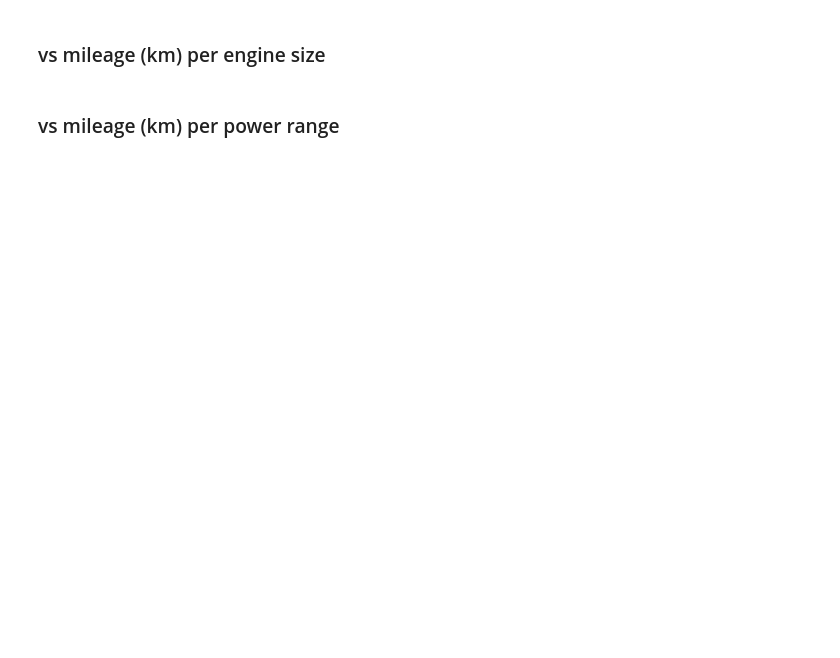
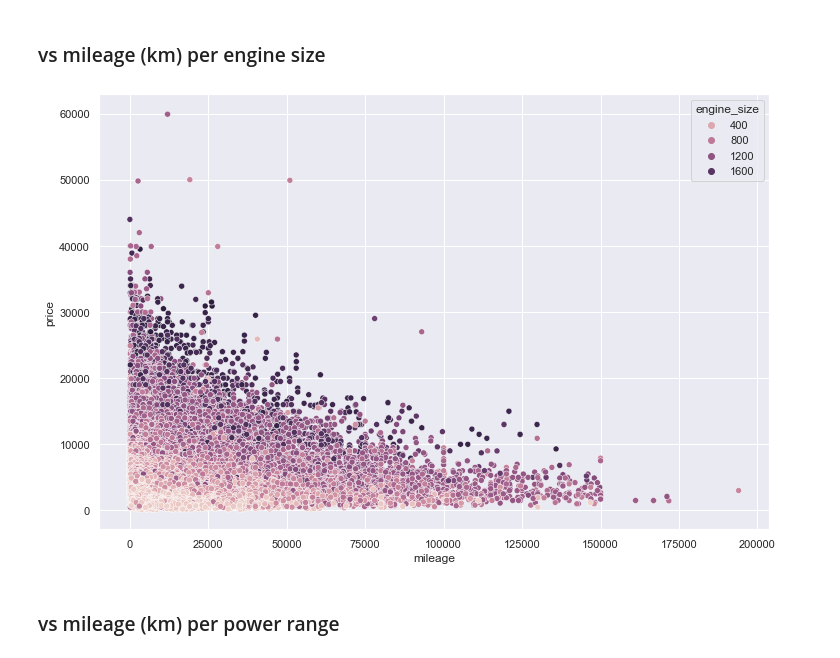
Before and after one commit to AnthonyDF/tresboncoin, a Jupyter notebook: notebooks/anthony/Model.ipynb, the cells around one changed output. Saved outputs shown, nothing was run; the diff lists cells and outputs as text; code cells hidden in the pictures; blank space fills up the shorter version.

```diff
--- a/notebooks/anthony/Model.ipynb
+++ b/notebooks/anthony/Model.ipynb
@@ -52,7 +56,9 @@ sns.scatterplot(x='mileage', y='price', hue='category_db', data=data);
 # %% [markdown]
 ### vs mileage (km) per engine size
 # %%
-sns.scatterplot(x='mileage', y='price', hue='engine_size_db', data=data);
+sns.scatterplot(x='mileage', y='price', hue='engine_size', data=data);
+# %% [output]
+[figure, added]
 # %% [markdown]
 ### vs mileage (km) per power range
 # %%
```
Also changed, not shown: parts of 26 cells of this notebook, 3 other files.
